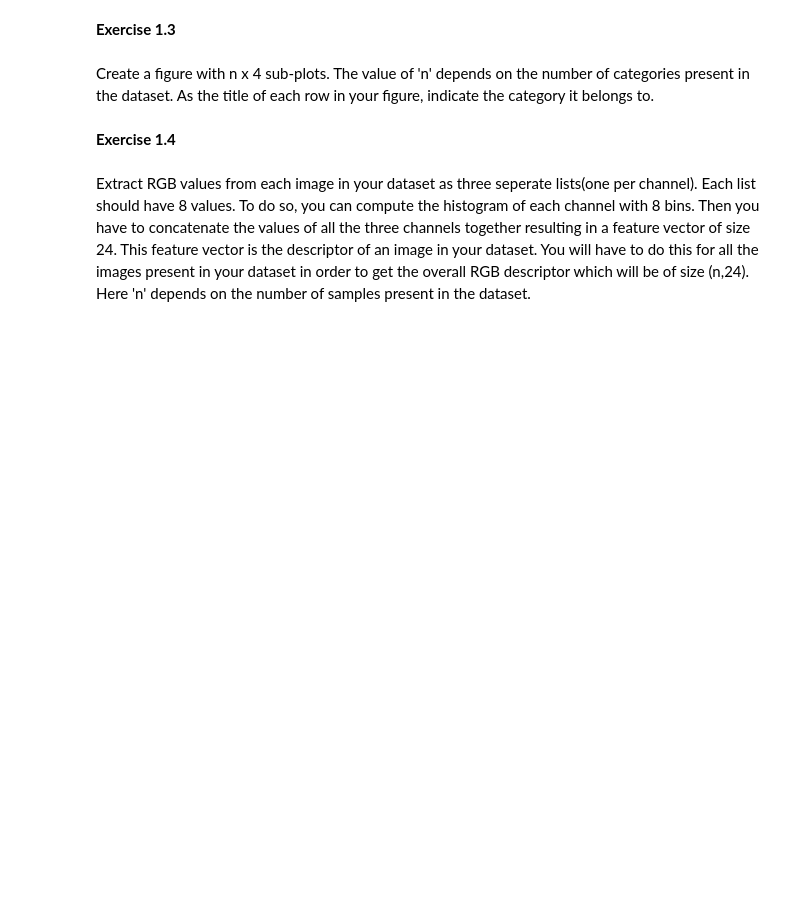
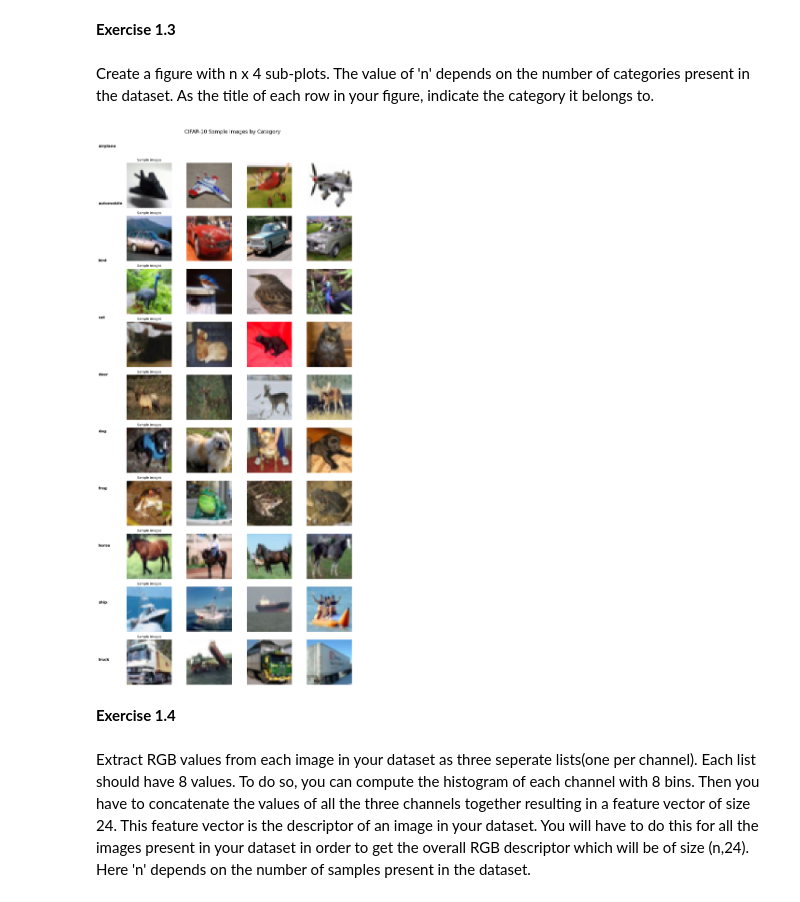
Before and after one commit to lsteno/computer-vision, a Jupyter notebook: 1/V1.ipynb, the cells around one changed output. Drawn from its saved outputs; the diff is of its cells as text; code cells hidden in the pictures; blank space fills up the shorter version.

```diff
--- a/1/V1.ipynb
+++ b/1/V1.ipynb
@@ -81,34 +85,51 @@ The CIFAR-10 dataset is balanced; each of the 10 categories has the same number
 # %% [markdown]
 Create a figure with n x 4 sub-plots. The value of 'n' depends on the number of categories present in the dataset. As the title of each row in your figure, indicate the category it belongs to.
 # %%
-# Number of classes in the dataset.
+import os
+os.environ['KMP_DUPLICATE_LIB_OK'] = 'TRUE'
+
+# Number of classes in the dataset
 num_classes = len(trainset.classes)
 
-# Collect 4 images per category.
+# Collect 4 images per category
 images_by_class = {i: [] for i in range(num_classes)}
 for img, label in trainset:
     if len(images_by_class[label]) < 4:
         images_by_class[label].append(img)
-    # Stop when we have 4 images for each category.
+    # Stop when we have 4 images for each category
     if all(len(img_list) == 4 for img_list in images_by_class.values()):
         break
 
-# Create a figure with n rows and 4 columns.
+# Create a figure with n rows and 4 columns
 fig, axes = plt.subplots(num_classes, 4, figsize=(12, 2.5 * num_classes))
-plt.subplots_adjust(hspace=0.5)
+plt.subplots_adjust(hspace=0.7, wspace=0.3)  # Increased spacing for better readability
 
-# Loop through each category (row) and each sample (column).
+# Add a main title for the figure
+fig.suptitle('CIFAR-10 Sample Images by Category', fontsize=16, y=0.98)
+
+# Loop through each category (row) and each sample (column)
 for i in range(num_classes):
+    category_name = trainset.classes[i]
+
+    # Add a row title on the left margin
+    fig.text(0.01, 1 - (i + 0.5) / num_classes, category_name,
+             ha='left', va='center', fontsize=12, fontweight='bold')
+
     for j in range(4):
         ax = axes[i, j]
-        # Convert tensor (C, H, W) to numpy array (H, W, C) for display.
+        # Convert tensor (C, H, W) to numpy array (H, W, C) for display
         img_np = images_by_class[i][j].numpy().transpose(1, 2, 0)
         ax.imshow(img_np)
         ax.axis('off')
-    # Use the left-most subplot in each row to display the category name.
-    axes[i, 0].set_ylabel(trainset.classes[i], rotation=0, labelpad=40, fontsize=12)
 
+        # Add a subtle subtitle to the first image in each row
+        if j == 0:
+            ax.set_title(f"Sample images", fontsize=10)
+
+plt.tight_layout(rect=[0.05, 0, 1, 0.95])  # Adjust layout but leave room for row titles
 plt.show()
+# %% [output]
+[figure, added]
 # %% [markdown]
 **Exercise 1.4**
 # %% [markdown]
```
Also changed, not shown: parts of 7 cells of this notebook.
